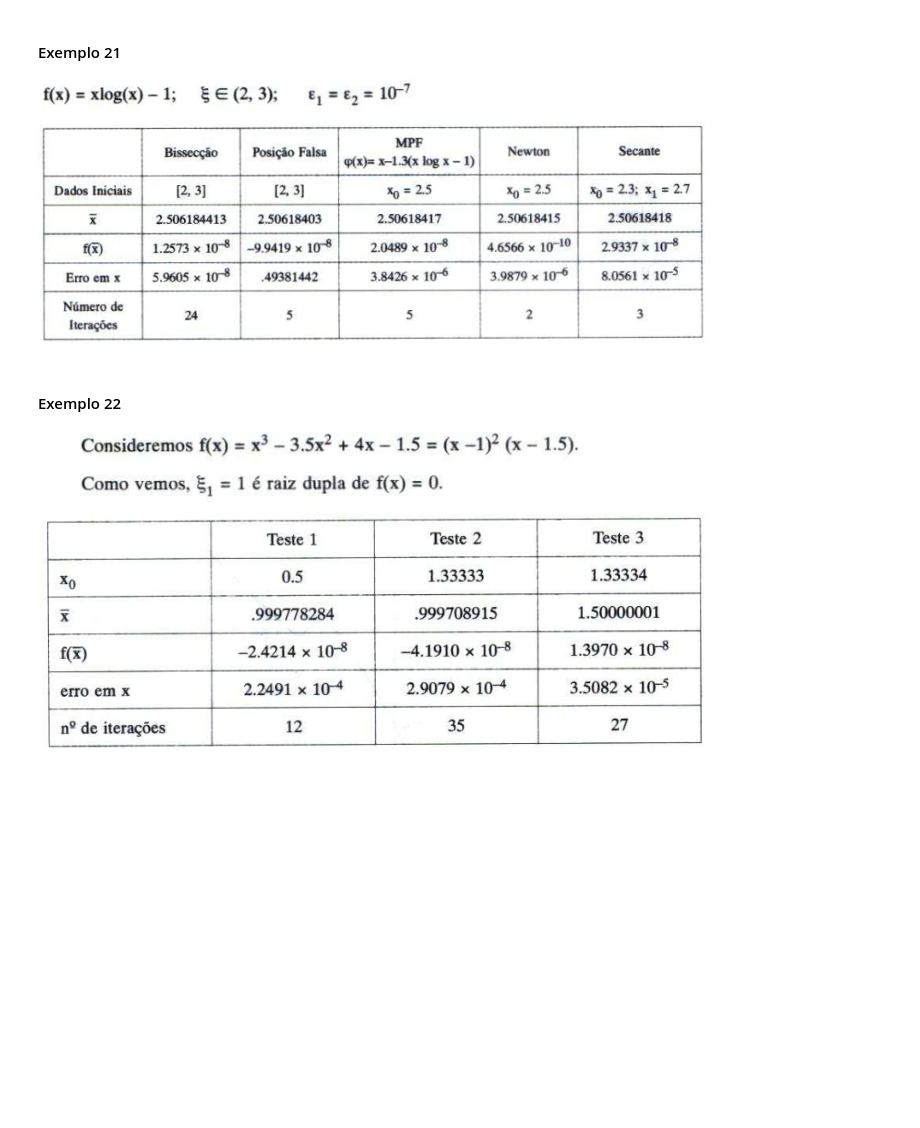
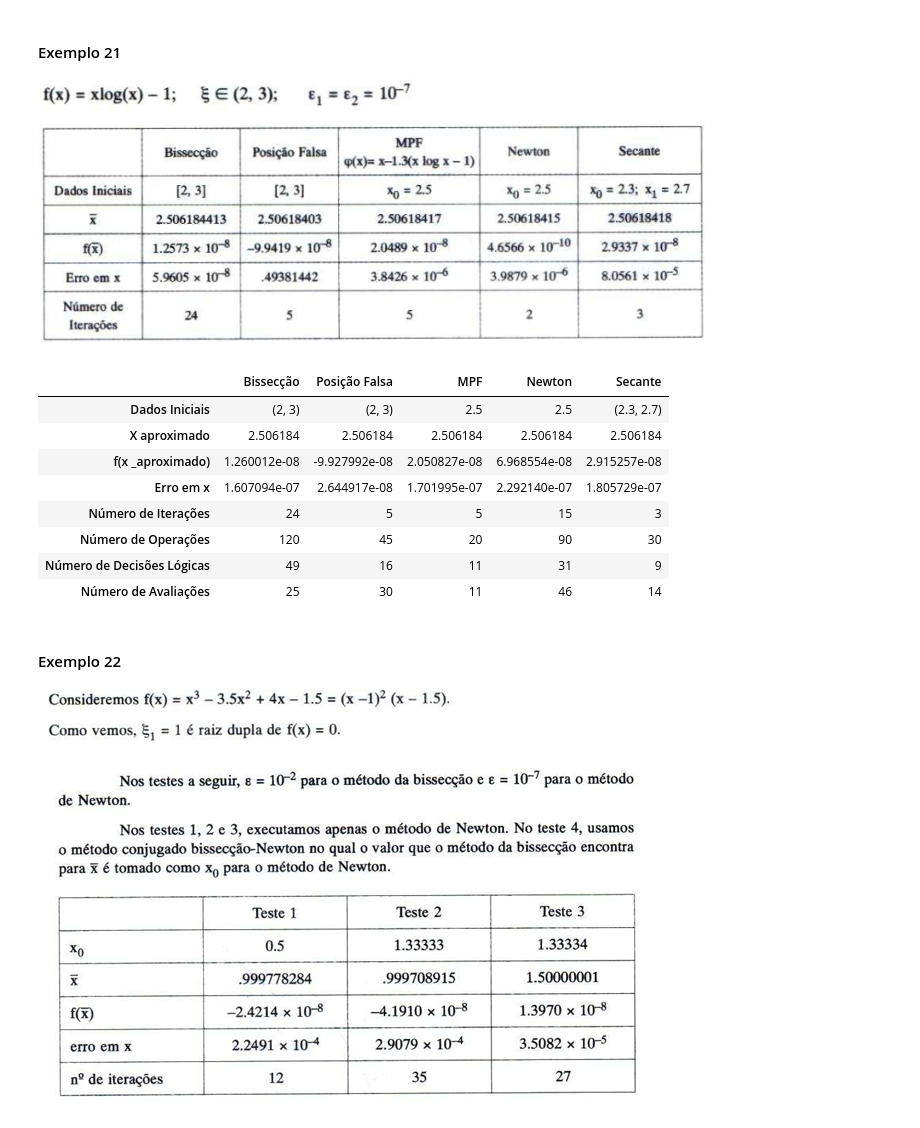
Before and after one commit to kmiepng/Matematica-Computacional, a Jupyter notebook: Atividades/atividade_002_1.ipynb, the cells around one changed output. Saved outputs shown, nothing was run; the diff lists cells and outputs as text; code cells hidden in the pictures; blank space fills up the shorter version.

```diff
--- a/Atividades/atividade_002_1.ipynb
+++ b/Atividades/atividade_002_1.ipynb
@@ -247,7 +367,44 @@ def phi(x):
 #### Exemplo 21
 
 ![image.png](attachment:image.png)
+# %%
+def f(x):
+    return x * np.log10(x) - 1
+
+def df(x):
+    return x * np.log10(x) - (1 / np.log(10))
+
+def phi(x):
+    return x - 1.3 * (x * np.log10(x) - 1)
+
+e1 = e2 = 10 ** - 7
+interval = (2, 3)
+root = 2.506184
+mpf_x = newton_x = 2.5
+secant_x = (2.3, 2.7)
+
+functions = [
+    ('Bissecção', bissection(f, interval, e1), interval),
+    ('Posição Falsa', false_position(f, interval, (e1, e2)), interval),
+    ('MPF', fixed_point_method(f, phi, mpf_x, (e1, e2)), mpf_x),
+    ('Newton', newton(f, df, newton_x, (e1, e2)), newton_x),
+    ('Secante', secant(f, secant_x, (e1, e2)), secant_x)
+]
+
+create_table(f, functions, root)
+# %% [output]
+|  | Bissecção | Posição Falsa | MPF | Newton | Secante |
+| Dados Iniciais | (2, 3) | (2, 3) | 2.5 | 2.5 | (2.3, 2.7) |
+| X aproximado | 2.506184 | 2.506184 | 2.506184 | 2.506184 | 2.506184 |
+| f(x _aproximado) | 1.260012e-08 | -9.927992e-08 | 2.050827e-08 | 6.968554e-08 | 2.915257e-08 |
+| Erro em x | 1.607094e-07 | 2.644917e-08 | 1.701995e-07 | 2.292140e-07 | 1.805729e-07 |
+| Número de Iterações | 24 | 5 | 5 | 15 | 3 |
+| Número de Operações | 120 | 45 | 20 | 90 | 30 |
+| Número de Decisões Lógicas | 49 | 16 | 11 | 31 | 9 |
+| Número de Avaliações | 25 | 30 | 11 | 46 | 14 |
 # %% [markdown]
 #### Exemplo 22
 
-![image.png](attachment:image.png-old)
+![image-2.png](attachment:image-2.png)
+
+![image.png](attachment:image.png-new)
```
Also changed, not shown: parts of 9 cells of this notebook.
